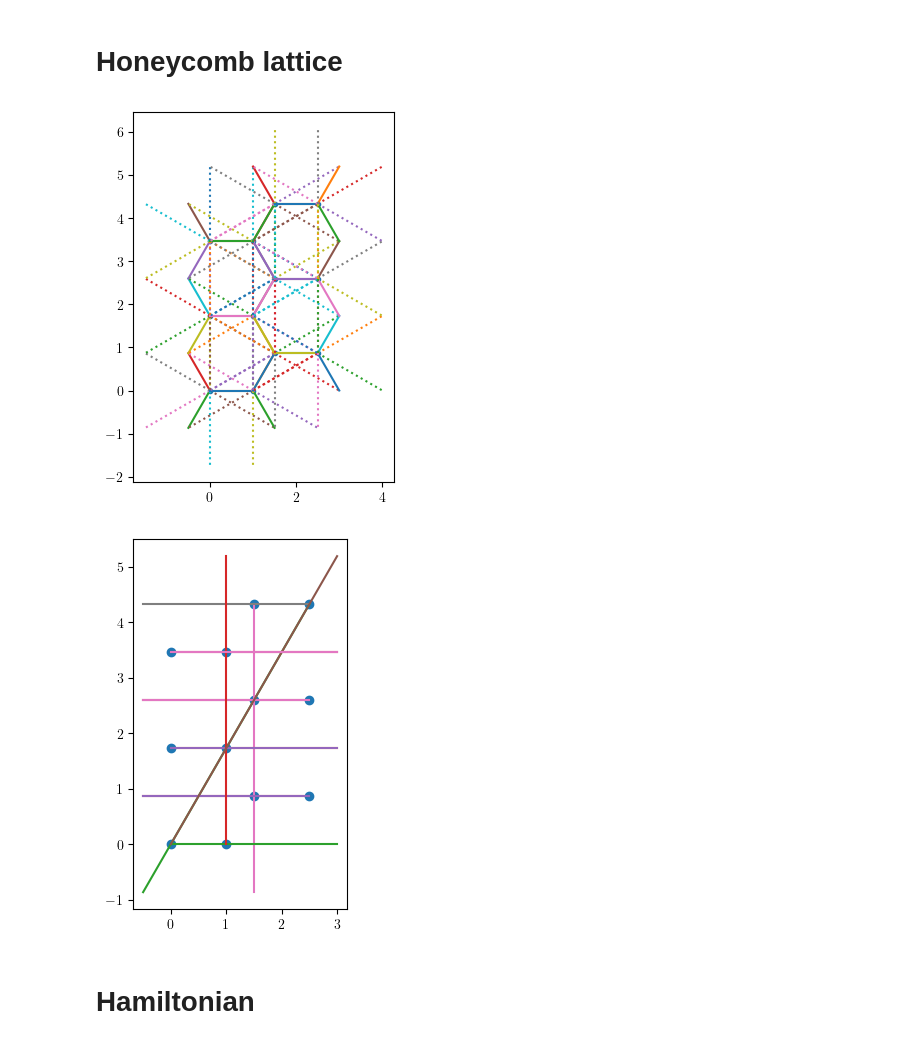
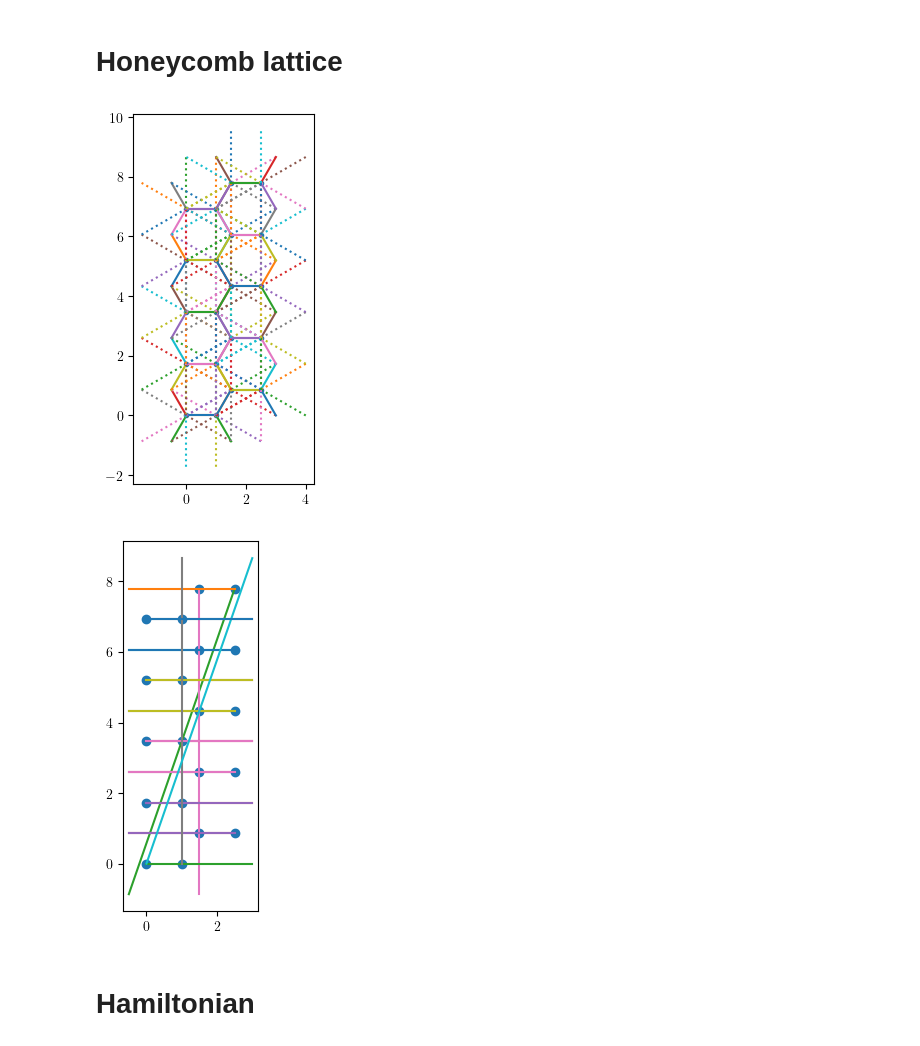
Before and after one commit to tensor4all/QuanticsTCI.jl, a Jupyter notebook: example/chern/chern_kanemele.ipynb, the cells around one changed output. Drawn from its saved outputs; the diff is of its cells as text; code cells hidden in the pictures.

```diff
--- a/example/chern/chern_kanemele.ipynb
+++ b/example/chern/chern_kanemele.ipynb
@@ -27,28 +27,28 @@ maxlinkdim (generic function with 2 methods)
 # %% [markdown]
 # Honeycomb lattice
 # %%
-q = 3
+q = 5
 B = 4pi / sqrt(3) / q
 
 lattice = honeycomblattice(0, 1, 0, q - 1)
 
 fig, ax = subplots()
 
 sitesplot = collect(zip(realspacecoordinates.(lattice.fromint)...))
 ax.plot(sitesplot..., ".")
 ax.set_aspect(1)
 
 for s in lattice.fromint
     for n in neighbours(s)
         ax.plot(collect(zip(realspacecoordinates.([s, n])...))...)
     end
 
     for n in nextneighbours(s)
         ax.plot(collect(zip(realspacecoordinates.([s, n])...))..., ":")
     end
 end
 # %% [output]
-[figure, old version]
+[figure, new version]
 # %%
 fig, ax = subplots()
 
@@ -64,7 +64,7 @@ for s in lattice.fromint
     end
 end
 # %% [output]
-[figure, old version]
+[figure, new version]
 # %% [markdown]
 # Hamiltonian
 # %%
```
Also changed, not shown: parts of 33 cells of this notebook, 2 other files.
